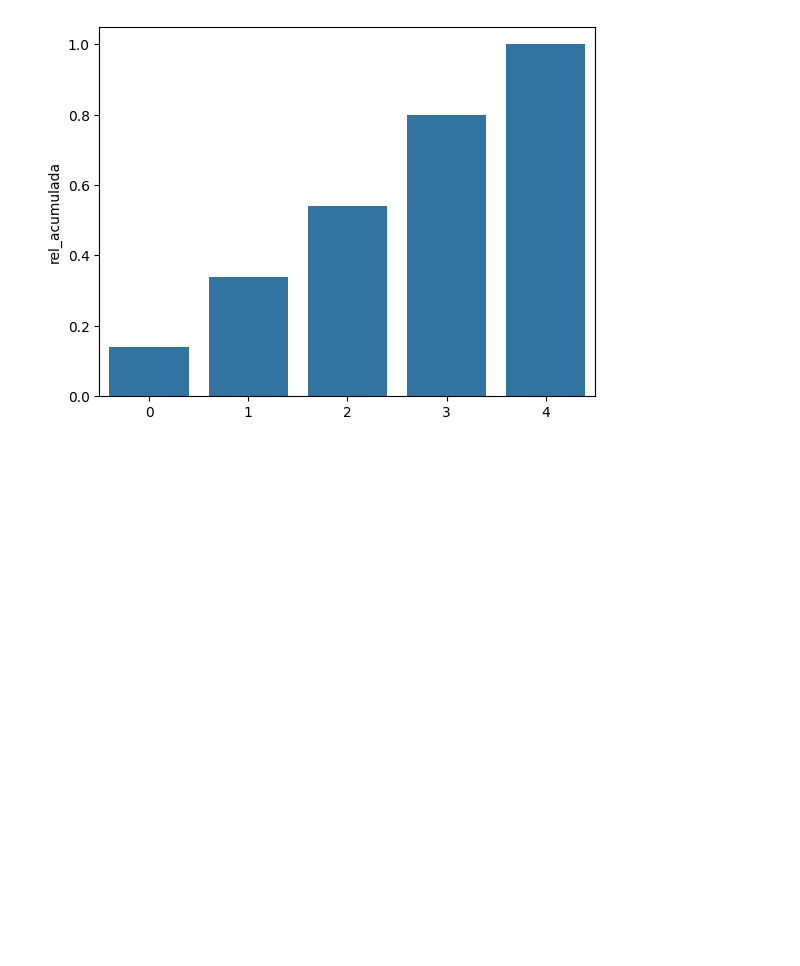
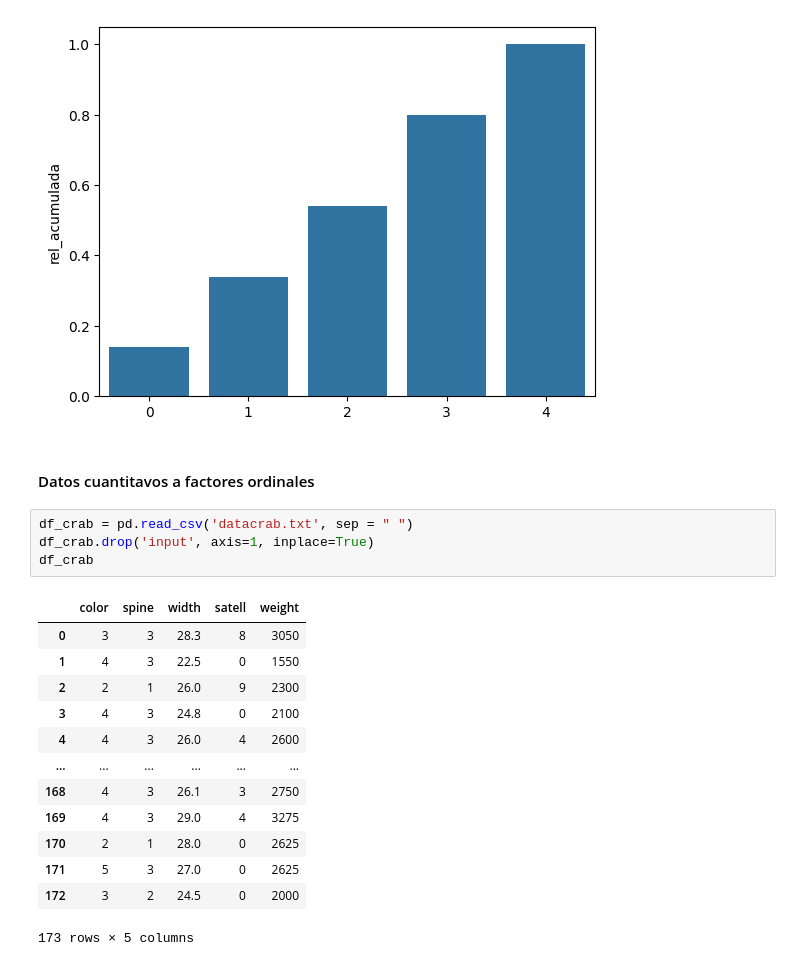
Before and after one commit to sebastian9610/Frogames, a Jupyter notebook: Estadistica-Descriptiva-RStudio-y-Python/EstDescriptiva-Datos-Ordinales/Apuntes-Ordinales.ipynb, the cells around one changed output. Drawn from its saved outputs; the diff is of its cells as text; blank space fills up the shorter version.

Commit message:
Update est datos ordinales

```diff
--- a/Estadistica-Descriptiva-RStudio-y-Python/EstDescriptiva-Datos-Ordinales/Apuntes-Ordinales.ipynb
+++ b/Estadistica-Descriptiva-RStudio-y-Python/EstDescriptiva-Datos-Ordinales/Apuntes-Ordinales.ipynb
@@ -73,3 +73,23 @@ df_tabla
 sns.barplot(df_tabla['rel_acumulada']);
 # %% [output]
 [figure]
+# %% [markdown]
+#### Datos cuantitavos a factores ordinales
+# %%
+df_crab = pd.read_csv('datacrab.txt', sep = " ")
+df_crab.drop('input', axis=1, inplace=True)
+df_crab
+# %% [output]
+|  | color | spine | width | satell | weight |
+| 0 | 3 | 3 | 28.3 | 8 | 3050 |
+| 1 | 4 | 3 | 22.5 | 0 | 1550 |
+| 2 | 2 | 1 | 26.0 | 9 | 2300 |
+| 3 | 4 | 3 | 24.8 | 0 | 2100 |
+| 4 | 4 | 3 | 26.0 | 4 | 2600 |
+| ... | ... | ... | ... | ... | ... |
+| 168 | 4 | 3 | 26.1 | 3 | 2750 |
+| 169 | 4 | 3 | 29.0 | 4 | 3275 |
+| 170 | 2 | 1 | 28.0 | 0 | 2625 |
+| 171 | 5 | 3 | 27.0 | 0 | 2625 |
+| 172 | 3 | 2 | 24.5 | 0 | 2000 |
+173 rows × 5 columns
```
Also changed, not shown: parts of 5 cells of this notebook, 1 other file.
